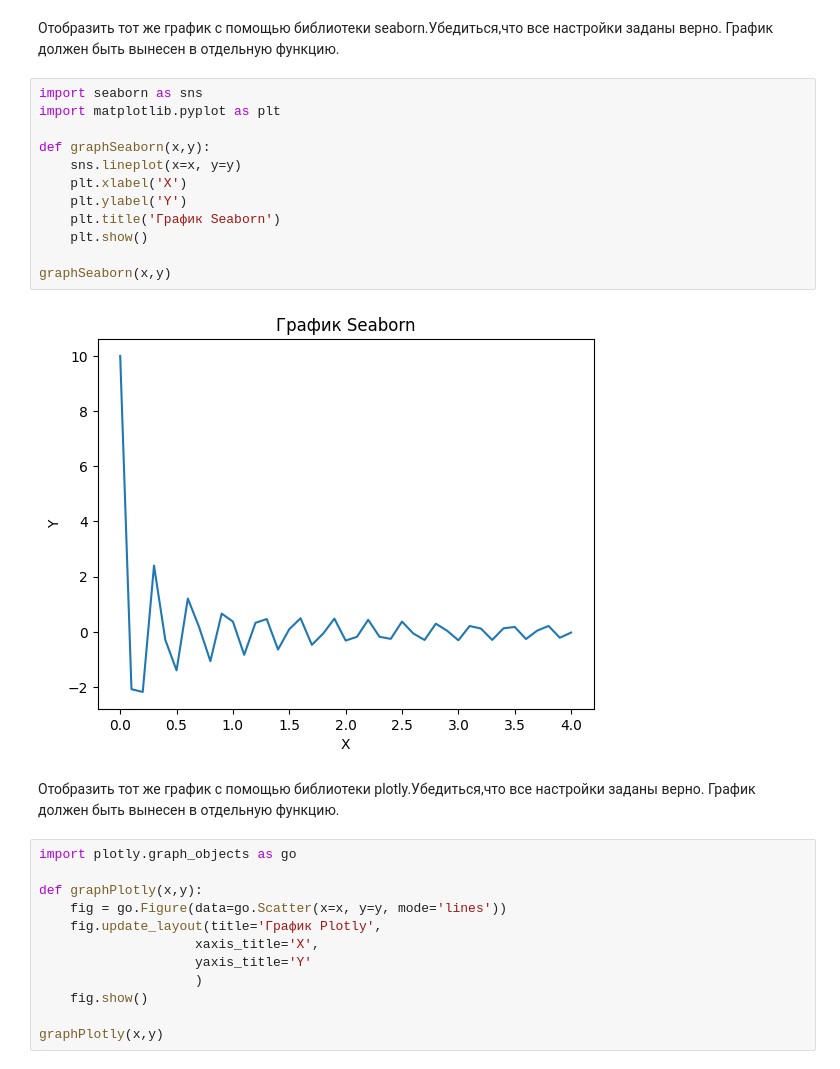
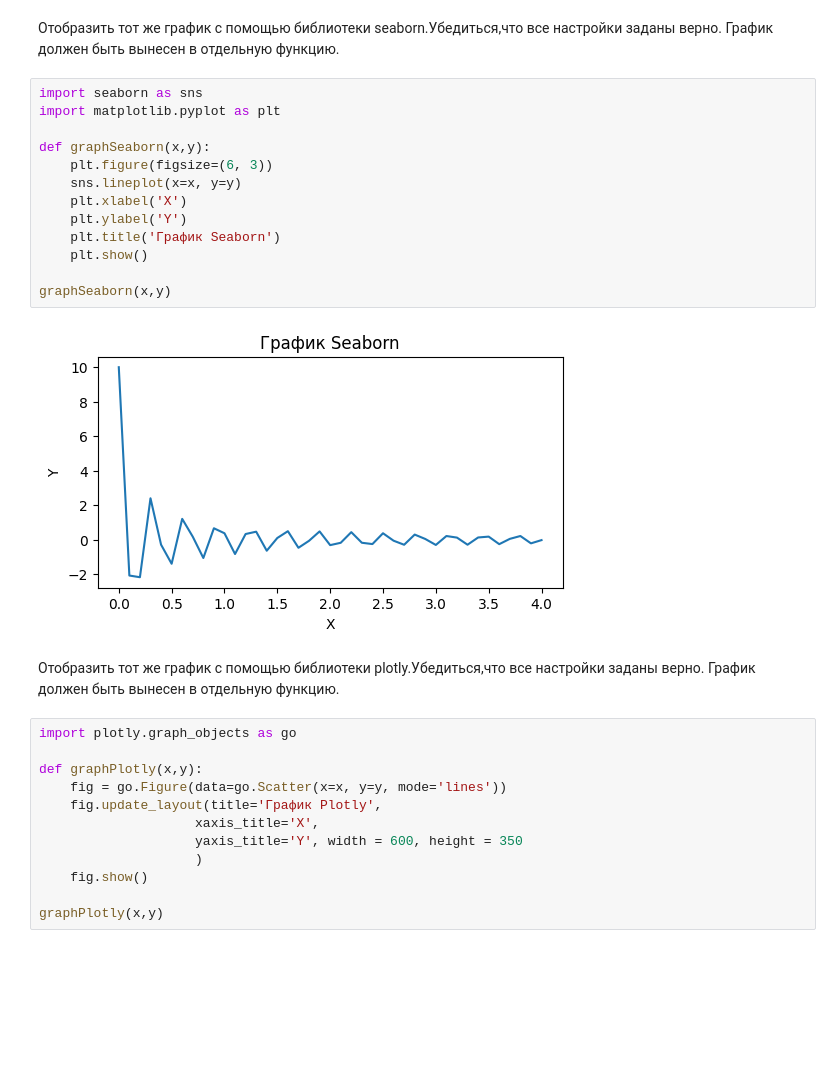
Before and after one commit to J1wZ/python_ml, a Jupyter notebook: дз-13-11/Задача1.ipynb, the cells around one changed output. Cells and saved outputs as stored; diff of their text form; blank space fills up the shorter version.

```diff
--- a/дз-13-11/Задача1.ipynb
+++ b/дз-13-11/Задача1.ipynb
@@ -25,17 +26,18 @@ graphMatplot(x,y)
 # %%
 import seaborn as sns
 import matplotlib.pyplot as plt
 
 def graphSeaborn(x,y):
+    plt.figure(figsize=(6, 3))
     sns.lineplot(x=x, y=y)
     plt.xlabel('X')
     plt.ylabel('Y')
     plt.title('График Seaborn')
     plt.show()
 
 graphSeaborn(x,y)
 # %% [output]
-[figure, old version]
+[figure, new version]
 # %% [markdown]
 Отобразить тот же график с помощью библиотеки plotly.Убедиться,что все настройки заданы верно. График должен быть вынесен в отдельную функцию.
 # %%
@@ -45,7 +47,7 @@ def graphPlotly(x,y):
     fig = go.Figure(data=go.Scatter(x=x, y=y, mode='lines'))
     fig.update_layout(title='График Plotly',
                     xaxis_title='X',
-                    yaxis_title='Y'
+                    yaxis_title='Y', width = 600, height = 350
                     )
     fig.show()
 
```
Also changed, not shown: parts of 2 cells of this notebook, 10 other files.
